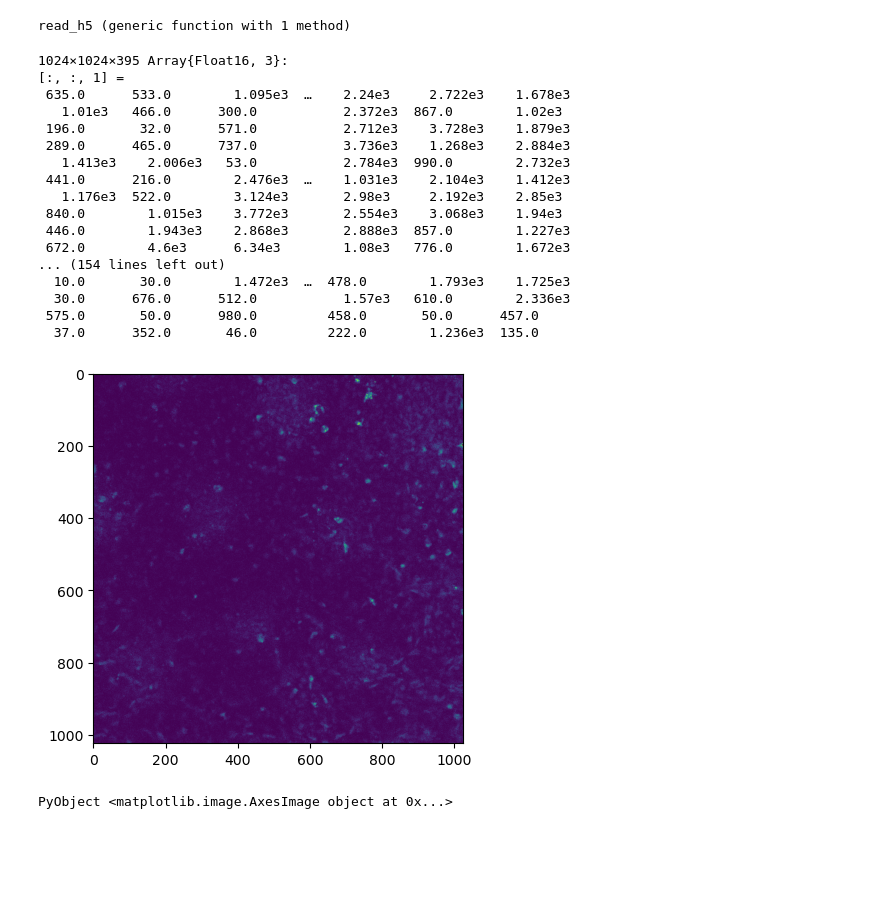
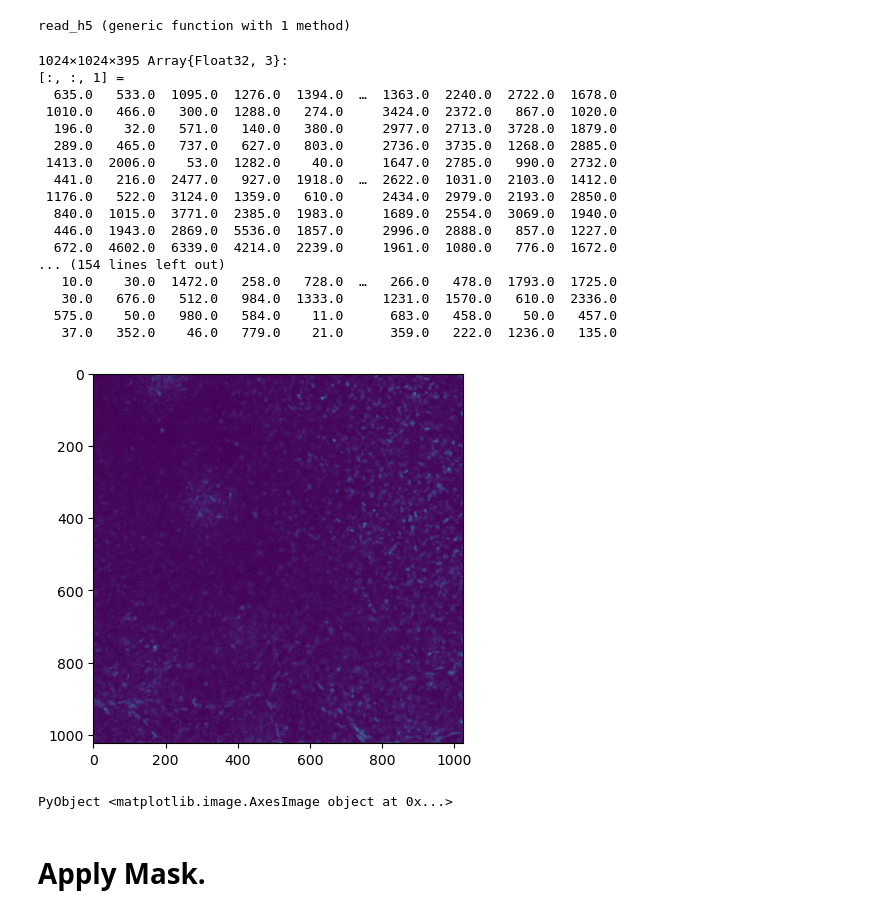
Before and after one commit to rzhou-space/PIV_analysis_headon_data, a Jupyter notebook: Code(cleaned)/confocal_featherbud/Julia_piv_mesenchym.ipynb, the cells around one changed output. Drawn from its saved outputs; the diff is of its cells as text; code cells hidden in the pictures; blank space fills up the shorter version.

```diff
--- a/Code(cleaned)/confocal_featherbud/Julia_piv_mesenchym.ipynb
+++ b/Code(cleaned)/confocal_featherbud/Julia_piv_mesenchym.ipynb
@@ -18,29 +25,31 @@ end
 # %% [output]
 read_h5 (generic function with 1 method)
 # %%
-file_path = "/Users/rzhoufias.uni-frankfurt.de/Documents/PhD_Franziska/Headon/data_featherbud_formation_chicken/headon_video1_layer5.h5"
+file_path = "/Users/rzhoufias.uni-frankfurt.de/Documents/PhD_Franziska/Headon/featherbud_formation_chicken/headon_video1_layer5.h5"
 
-mesenchym_img = Float16.(read_h5(file_path, "data"))
+mesenchym_img = read_h5(file_path, "data")
 # %% [output]
-1024×1024×395 Array{Float16, 3}:
+1024×1024×395 Array{Float32, 3}:
 [:, :, 1] =
- 635.0      533.0        1.095e3  …    2.24e3     2.722e3    1.678e3
-   1.01e3   466.0      300.0           2.372e3  867.0        1.02e3
- 196.0       32.0      571.0           2.712e3    3.728e3    1.879e3
- 289.0      465.0      737.0           3.736e3    1.268e3    2.884e3
-   1.413e3    2.006e3   53.0           2.784e3  990.0        2.732e3
- 441.0      216.0        2.476e3  …    1.031e3    2.104e3    1.412e3
-   1.176e3  522.0        3.124e3       2.98e3     2.192e3    2.85e3
- 840.0        1.015e3    3.772e3       2.554e3    3.068e3    1.94e3
- 446.0        1.943e3    2.868e3       2.888e3  857.0        1.227e3
- 672.0        4.6e3      6.34e3        1.08e3   776.0        1.672e3
+  635.0   533.0  1095.0  1276.0  1394.0  …  1363.0  2240.0  2722.0  1678.0
+ 1010.0   466.0   300.0  1288.0   274.0     3424.0  2372.0   867.0  1020.0
+  196.0    32.0   571.0   140.0   380.0     2977.0  2713.0  3728.0  1879.0
+  289.0   465.0   737.0   627.0   803.0     2736.0  3735.0  1268.0  2885.0
+ 1413.0  2006.0    53.0  1282.0    40.0     1647.0  2785.0   990.0  2732.0
+  441.0   216.0  2477.0   927.0  1918.0  …  2622.0  1031.0  2103.0  1412.0
+ 1176.0   522.0  3124.0  1359.0   610.0     2434.0  2979.0  2193.0  2850.0
+  840.0  1015.0  3771.0  2385.0  1983.0     1689.0  2554.0  3069.0  1940.0
+  446.0  1943.0  2869.0  5536.0  1857.0     2996.0  2888.0   857.0  1227.0
+  672.0  4602.0  6339.0  4214.0  2239.0     1961.0  1080.0   776.0  1672.0
 ... (154 lines left out)
-  10.0       30.0        1.472e3  …  478.0        1.793e3    1.725e3
-  30.0      676.0      512.0           1.57e3   610.0        2.336e3
- 575.0       50.0      980.0         458.0       50.0      457.0
-  37.0      352.0       46.0         222.0        1.236e3  135.0
+   10.0    30.0  1472.0   258.0   728.0  …   266.0   478.0  1793.0  1725.0
+   30.0   676.0   512.0   984.0  1333.0     1231.0  1570.0   610.0  2336.0
+  575.0    50.0   980.0   584.0    11.0      683.0   458.0    50.0   457.0
+   37.0   352.0    46.0   779.0    21.0      359.0   222.0  1236.0   135.0
 # %%
-PyPlot.imshow(mesenchym_img[:,:,200])
+PyPlot.imshow(mesenchym_img[:,:,100])
 # %% [output]
-[figure, old version]
+[figure, new version]
 PyObject <matplotlib.image.AxesImage object at 0x...>
+# %% [markdown]
+# Apply Mask.
```
Also changed, not shown: parts of 8 cells of this notebook, 7 other files.
